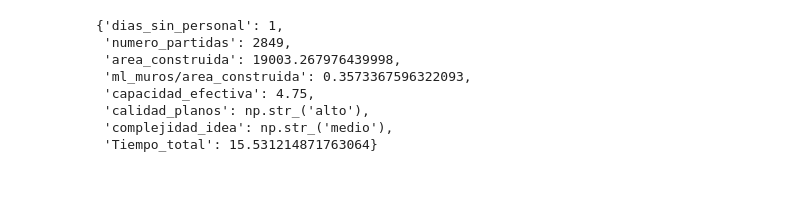
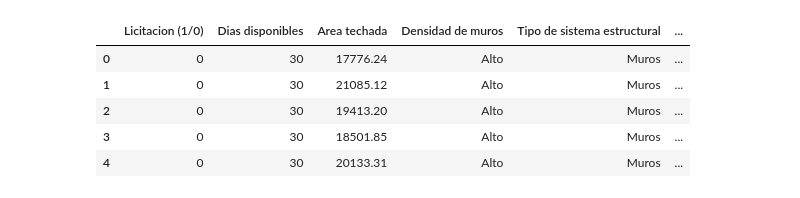
Before and after one commit to NICOLASQUINONES12/metrados_ml, a Jupyter notebook: Untitled.ipynb, the cells around one changed output. Cells and saved outputs as stored; diff of their text form; code cells hidden in the pictures.

```diff
--- a/Untitled.ipynb
+++ b/Untitled.ipynb
@@ -244,12 +325,11 @@ hola1
-# %%
-hola2 = simulador_gpt()
-hola2
-# %% [output]
-{'dias_sin_personal': 1,
- 'numero_partidas': 2849,
- 'area_construida': 19003.267976439998,
- 'ml_muros/area_construida': 0.3573367596322093,
- 'capacidad_efectiva': 4.75,
- 'calidad_planos': np.str_('alto'),
- 'complejidad_idea': np.str_('medio'),
- 'Tiempo_total': 15.531214871763064}
+# %%
+df = df.drop("Item", axis = 1)
+df = df.drop("Proyecto", axis = 1)
+df.head()
+# %% [output]
+|  | Licitacion (1/0) | Dias disponibles | Area techada | Densidad de muros | Tipo de sistema estructural | ... |
+| 0 | 0 | 30 | 17776.24 | Alto | Muros | ... |
+| 1 | 0 | 30 | 21085.12 | Alto | Muros | ... |
+| 2 | 0 | 30 | 19413.20 | Alto | Muros | ... |
+| 3 | 0 | 30 | 18501.85 | Alto | Muros | ... |
+| 4 | 0 | 30 | 20133.31 | Alto | Muros | ... |
```
Also changed, not shown: parts of 13 cells of this notebook, 2 other files.
